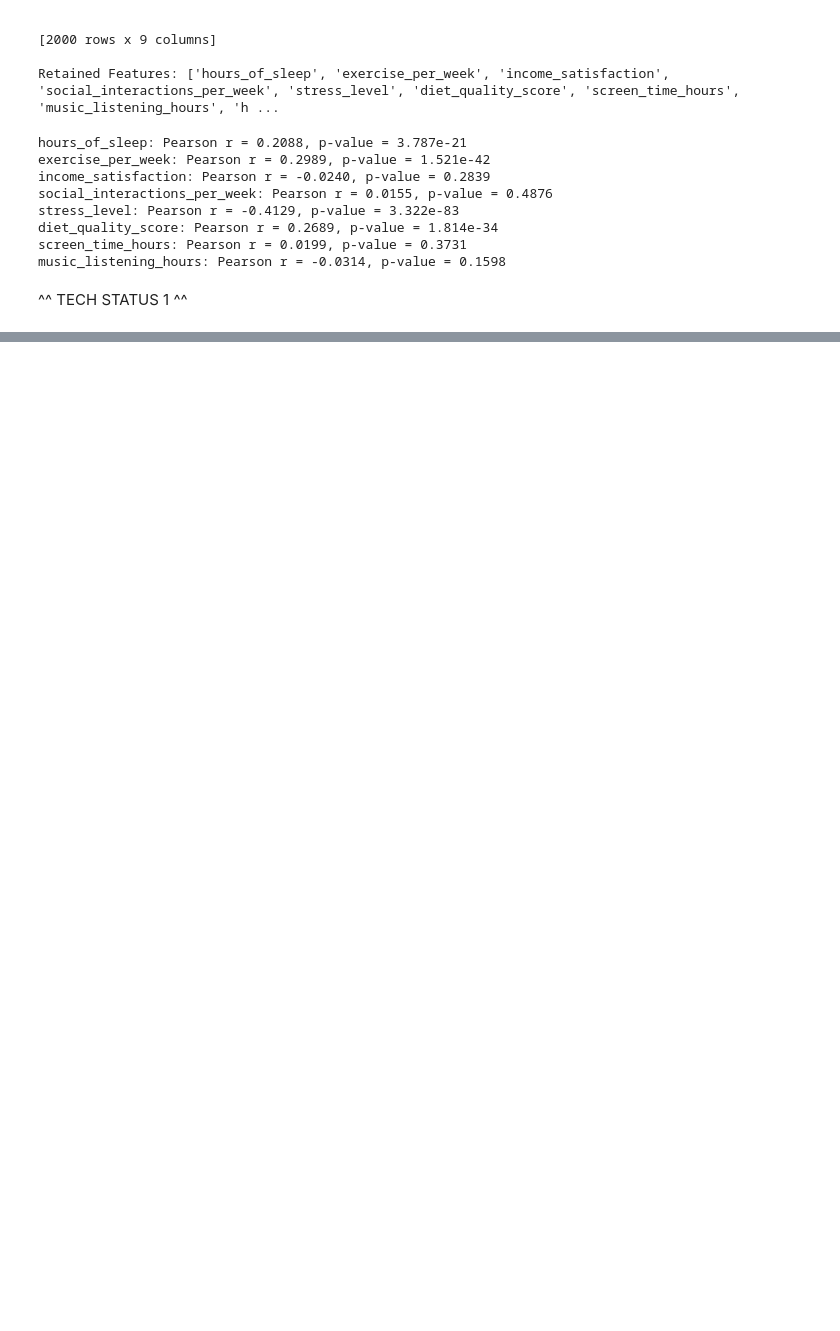
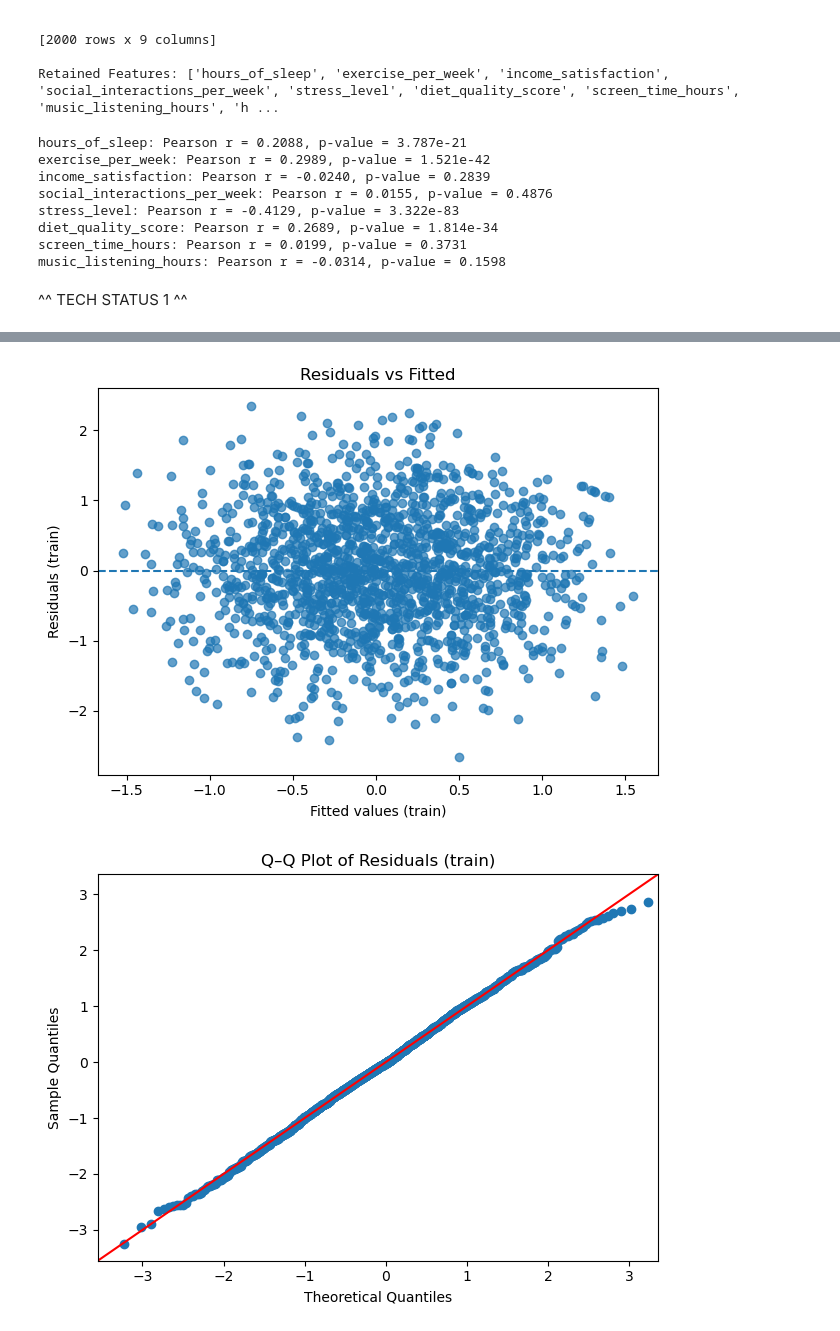
Before and after one commit to Aashu-P/dtsc-3101-final-project, a Jupyter notebook: final project.ipynb, the cells around one changed output, grey strips where cells are left out. Cells and saved outputs as stored; diff of their text form; code cells hidden in the pictures; blank space fills up the shorter version.

```diff
--- a/final project.ipynb
+++ b/final project.ipynb
@@ -294,10 +305,10 @@ from sklearn.preprocessing import StandardScaler
 
 standard_scaler = StandardScaler()
 # %%
-# Standardize numeric columns from the existing DataFrame (uses standard_scaler and numeric_cols (df_reduced.columns) already defined)
+# Standardize numeric columns from the existing DataFrame (uses standard_scaler and numeric_cols (df_selected.columns) already defined)
 df_standardized = pd.DataFrame(
-    standard_scaler.fit_transform(df[df_reduced.columns]),
-    columns=df_reduced.columns,
+    standard_scaler.fit_transform(df[df_selected.columns]),
+    columns=df_selected.columns,
     index=df.index
 )
 
@@ -400,7 +389,7 @@ Notes:
 from sklearn.metrics import mean_squared_error, r2_score
 
 # Fit OLS on the training set using the selected features and evaluate on the test set
-predictors = df_reduced.columns.difference(['happiness_score']).tolist()
+predictors = df_selected.columns.difference(['happiness_score']).tolist()
 formula = 'happiness_score ~ ' + ' + '.join(predictors)
 
 train_df = pd.concat([X_train, y_train], axis=1)
@@ -410,13 +399,6 @@ print(model.summary())
 
 # Predictions on test set and evaluation
 y_pred = model.predict(X_test)
-
-mse = mean_squared_error(y_test, y_pred)
-rmse = mse ** 0.5
-r2 = r2_score(y_test, y_pred)
-
-print(f"\nTest RMSE: {rmse:.4f}")
-print(f"Test R^2: {r2:.4f}")
 # %% [output]
                             OLS Regression Results
 ==============================================================================
@@ -438,4 +419,0 @@ Test R^2: 0.4306
-# %%
-import statsmodels.formula.api as smf
-model = smf.ols('happiness_score ~ ' + ' + '.join(df_reduced.columns.difference(['happiness_score'])), data=df_standardized).fit()
-model.summary()
@@ -468,0 +506,46 @@ Notes:
+# %%
+# VISUAL DIAGNOSTICS (TRAIN)
+# =========================
+# One plot per figure; default matplotlib styles/colors.
+
+# Residuals vs Fitted
+plt.figure()
+plt.scatter(fitted_train, resid_train, alpha=0.7)
+plt.axhline(0, linestyle="--")
+plt.xlabel("Fitted values (train)")
+plt.ylabel("Residuals (train)")
+plt.title("Residuals vs Fitted")
+plt.tight_layout()
+plt.show()
+
+# Q–Q plot
+fig = sm.qqplot(resid_train, line='45', fit=True)
+plt.title("Q–Q Plot of Residuals (train)")
+plt.tight_layout()
+plt.show()
+
+# Leverage vs Residuals Squared (influence)
+plt.figure()
+plt.scatter(lev, resid_train**2, alpha=0.7)
+plt.axvline(lev_thresh, linestyle='--')
+plt.xlabel("Leverage (hat values)")
+plt.ylabel("Residuals^2")
+plt.title("Leverage vs Residuals^2 (train)")
+plt.tight_layout()
+plt.show()
+
+# Cook's distance stem plot
+plt.figure()
+markerline, stemlines, baseline = plt.stem(range(n), cooks)
+plt.setp(stemlines, color='C0', linewidth=1)
+plt.setp(markerline, color='C0', marker='o')
+plt.axhline(cook_thresh, linestyle='--', color='red', label="Threshold (≈4/n)")
+plt.xlabel("Observation index (train)")
+plt.ylabel("Cook's distance")
+plt.title("Cook's Distance (train)")
+plt.legend()
+plt.tight_layout()
+plt.show()
+# %% [output]
+[figure, added]
+[figure, added]
```
Also changed, not shown: parts of 10 cells of this notebook.
